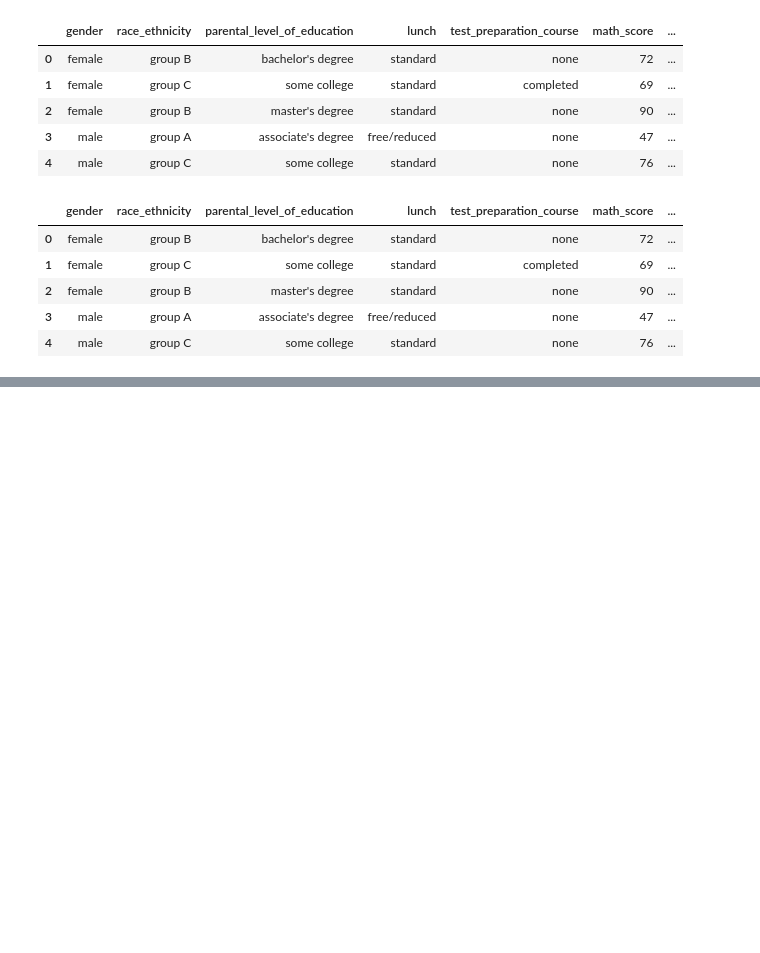
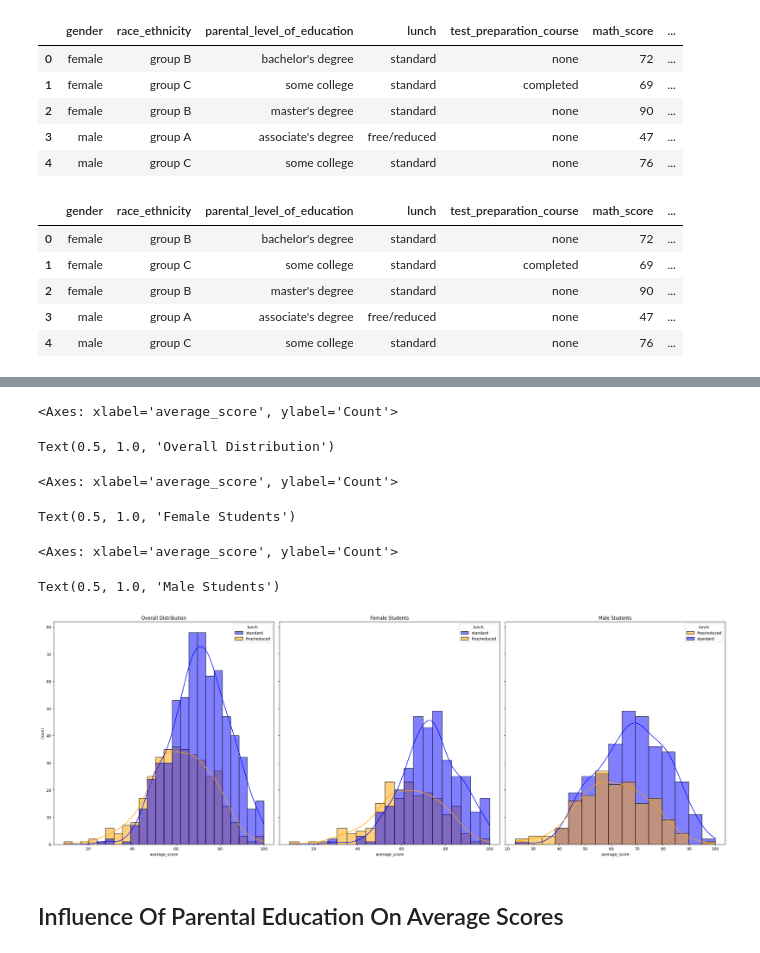
Before and after one commit to manelmahroug/Test-score-prediction, a Jupyter notebook: notebook/EDA.ipynb, the cells around one changed output, grey strips where cells are left out. Cells and saved outputs as stored; diff of their text form; code cells hidden in the pictures; blank space fills up the shorter version.

```diff
--- a/notebook/EDA.ipynb
+++ b/notebook/EDA.ipynb
@@ -283,0 +338,28 @@ here it is 10
+# %%
+lunch_palette = {"free/reduced": "orange", "standard": "blue"}
+fig, axes = plt.subplots(1, 3, figsize=(25, 9), sharey=True)
+
+sns.histplot(data=df, x='average_score', kde=True, hue='lunch', ax=axes[0], palette=lunch_palette)
+axes[0].set_title("Overall Distribution")
+
+# Plot 2: Female Students
+sns.histplot(data=df[df.gender == 'female'], x='average_score', kde=True, hue='lunch', ax=axes[1], palette=lunch_palette)
+axes[1].set_title("Female Students")
+
+# Plot 3: Male Students
+sns.histplot(data=df[df.gender == 'male'], x='average_score', kde=True, hue='lunch', ax=axes[2], palette=lunch_palette)
+axes[2].set_title("Male Students")
+
+
+plt.tight_layout()
+plt.show()
+# %% [output]
+<Axes: xlabel='average_score', ylabel='Count'>
+Text(0.5, 1.0, 'Overall Distribution')
+<Axes: xlabel='average_score', ylabel='Count'>
+Text(0.5, 1.0, 'Female Students')
+<Axes: xlabel='average_score', ylabel='Count'>
+Text(0.5, 1.0, 'Male Students')
+[figure, added]
+# %% [markdown]
+## Influence Of Parental Education On Average Scores
```
Also changed, not shown: parts of 15 cells of this notebook.
